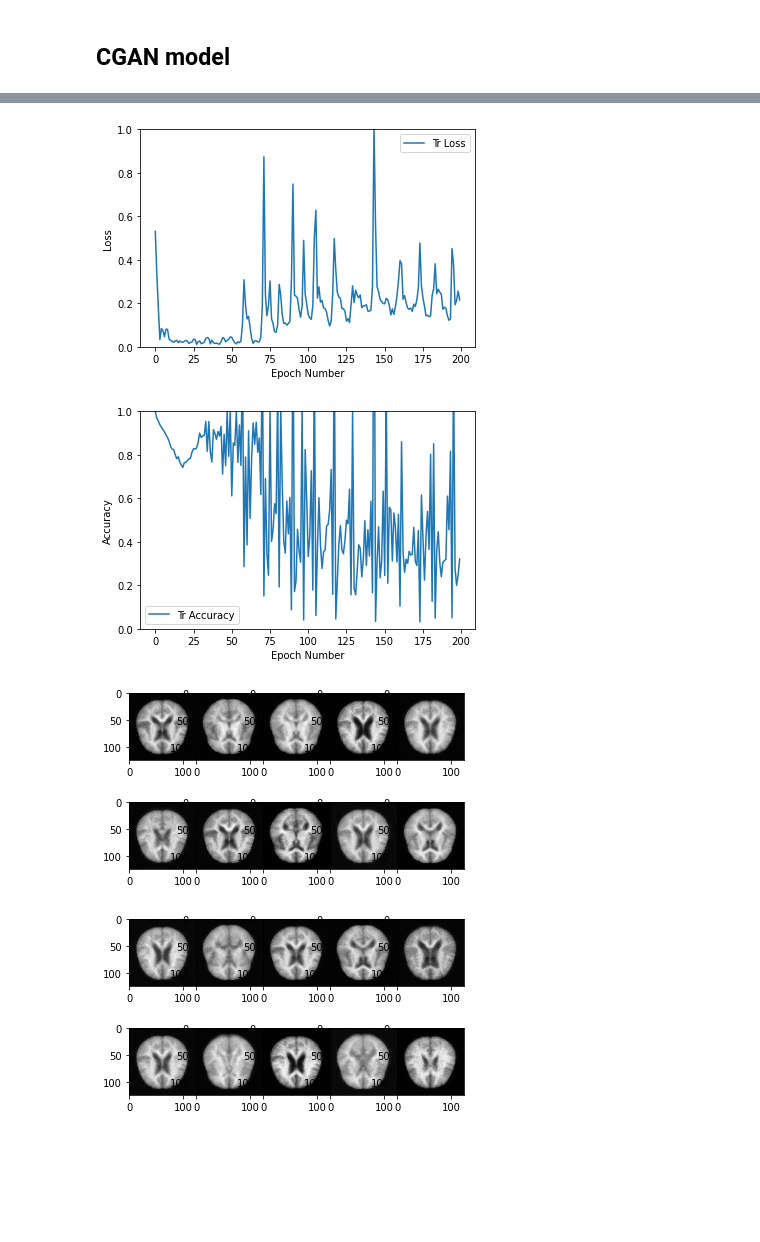
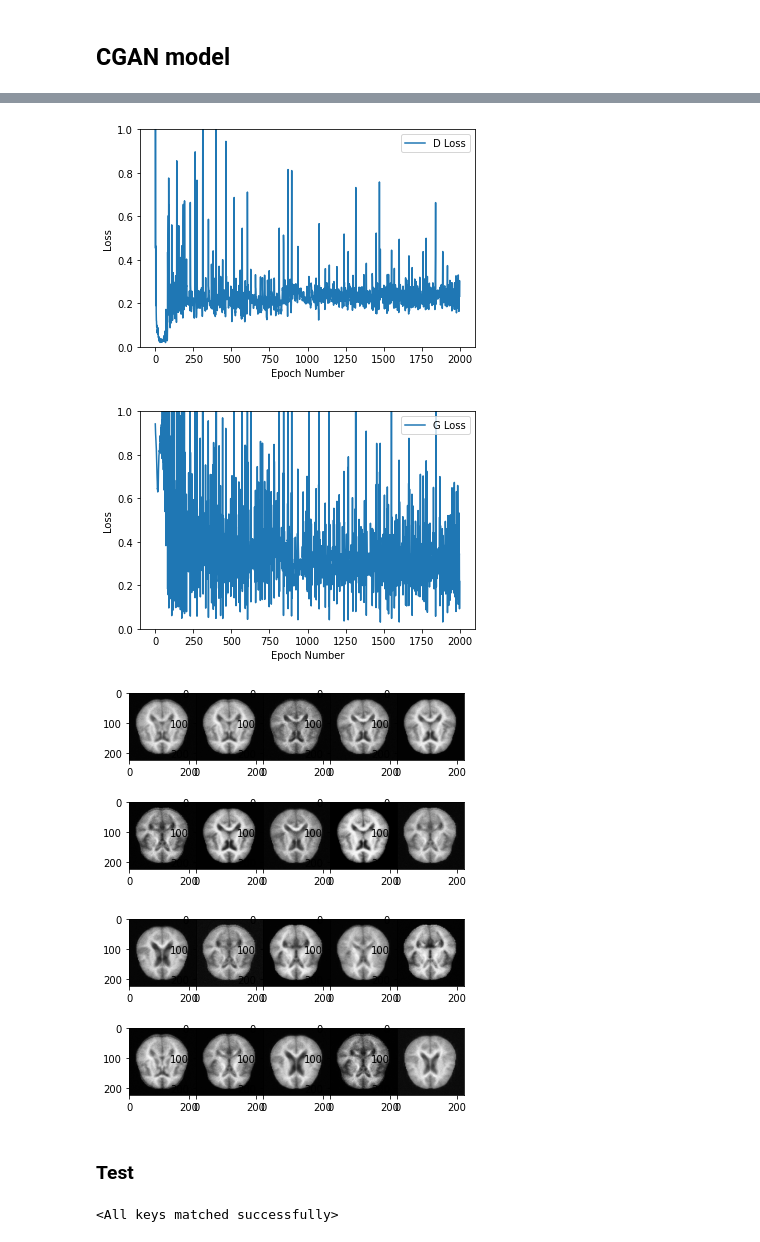
Before and after one commit to joaomsimoes/PPAI, a Jupyter notebook: image_cgan.ipynb, the cells around one changed output, grey strips where cells are left out. Drawn from its saved outputs; the diff is of its cells as text; code cells hidden in the pictures; blank space fills up the shorter version.

```diff
--- a/image_cgan.ipynb
+++ b/image_cgan.ipynb
@@ -9,7 +20,7 @@ import os
 # %% [markdown]
 ## Custom Data Loader
 # %%
-img_size = 128
+img_size = 224
 data_path = './Dataset/'
 
 transform = transforms.Compose([
@@ -42,6 +53,6 @@ class CustomLoader(torch.utils.data.Dataset):
 
 transformed_dataset = CustomLoader(data_path, transform)
 
-dataloader = torch.utils.data.DataLoader(transformed_dataset, batch_size=32, shuffle=True)
+dataloader = torch.utils.data.DataLoader(transformed_dataset, batch_size=64, shuffle=True)
 # %%
 data = CustomLoader(data_path, transform)
@@ -54,2 +67,12 @@ tensor(1)
 # %% [markdown]
 ## CGAN model
+# %%
+latent_dim = 100
+n_classes = 4
+img_shape = (1, img_size, img_size)
+lr = 0.0002
+b1 = 0.5
+b2 = 0.999
+cuda = True if torch.cuda.is_available() else False
+batch_size = 64
+n_epochs = 20
@@ -213,18 +213,18 @@ for epoch in range(1):
 # %%
 plt.plot(d_loss_history)
-plt.legend(['Tr Loss', 'Val Loss'])
+plt.legend(['D Loss', 'D Loss'])
 plt.xlabel('Epoch Number')
 plt.ylabel('Loss')
 plt.ylim(0,1)
-plt.savefig('./model/cgan/loss_curve.png')
+plt.savefig('./model/cgan/loss_d.png')
 plt.show()
 plt.plot(np.array(g_loss_history))
-plt.legend(['Tr Accuracy', 'Val Accuracy'])
+plt.legend(['G Loss', 'G Loss'])
 plt.xlabel('Epoch Number')
-plt.ylabel('Accuracy')
+plt.ylabel('Loss')
 plt.ylim(0,1)
-plt.savefig('./model/cgan/accuracy_curve.png')
+plt.savefig('./model/cgan/loss_g.png')
 plt.show()
 # %% [output]
-[figure, old version]
+[figure, new version]
-[figure, old version]
+[figure, new version]
@@ -247,5 +250,5 @@ for i in range(20):
 # %%
-path = './images/0/'
+path = './gan_images/0/'
 
 images = [path + file for file in os.listdir(path)]
 
@@ -257,9 +260,9 @@ for img, ax in zip(images, axs):
 plt.subplots_adjust(wspace=0, hspace=0)
 plt.show()
 # %% [output]
-[figure, old version]
+[figure, new version]
 # %%
-path = './images/1/'
+path = './gan_images/1/'
 
 images = [path + file for file in os.listdir(path)]
 
@@ -271,7 +274,7 @@ for img, ax in zip(images, axs):
 plt.subplots_adjust(wspace=0, hspace=0)
 plt.show()
 # %% [output]
-[figure, old version]
+[figure, new version]
 # %%
 PATH = "./model/cgan/model.pt"
 
@@ -281,3 +284,5 @@ torch.save({
     'optimizer_G': optimizer_G.state_dict(),
     'optimizer_D': optimizer_D.state_dict(),
 }, PATH)
+# %% [markdown]
+### Test
@@ -283,0 +300,8 @@ torch.save({
+# %%
+PATH = "./model/cgan/model.pt"
+
+generator = Generator()
+state_dict = torch.load(PATH)
+generator.load_state_dict(state_dict['generator'])
+# %% [output]
+<All keys matched successfully>
```
Also changed, not shown: parts of 14 cells of this notebook, 1 other file.
